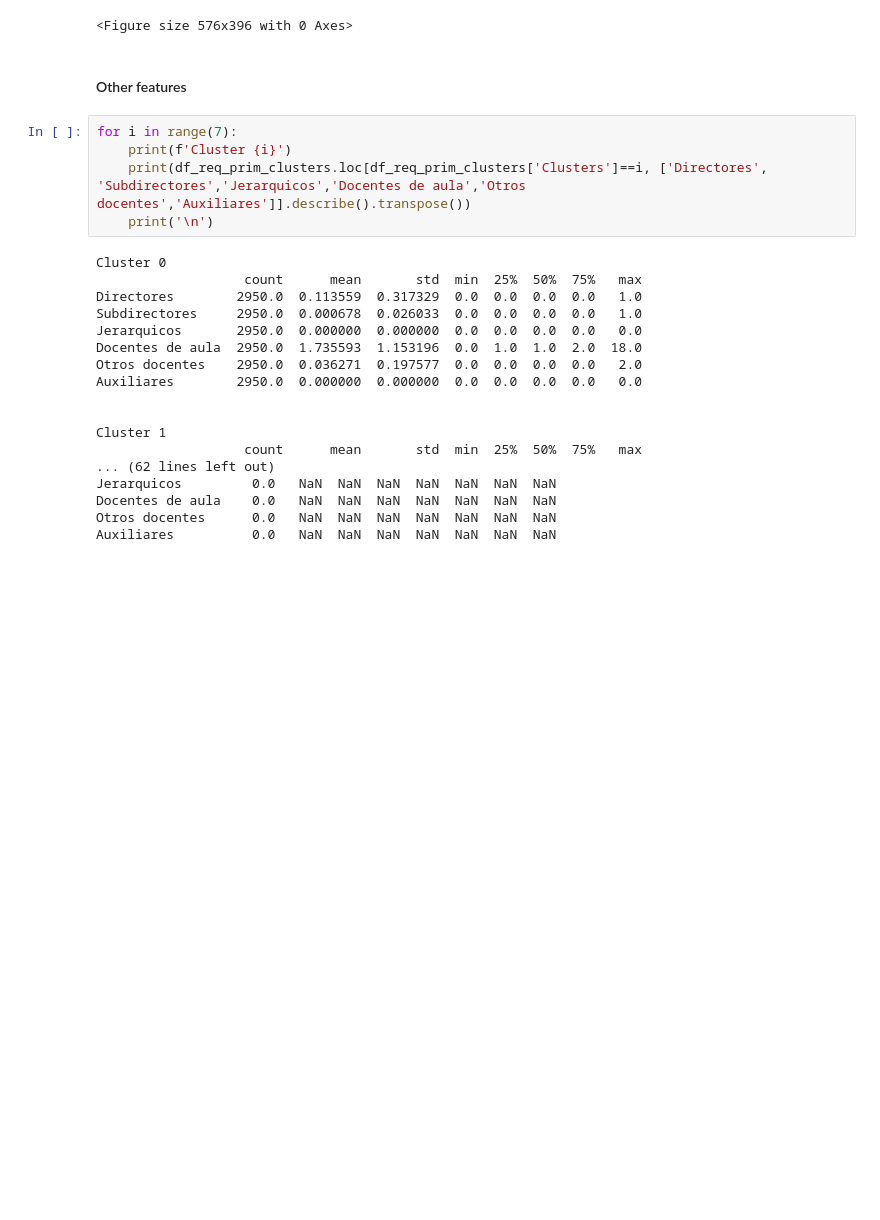
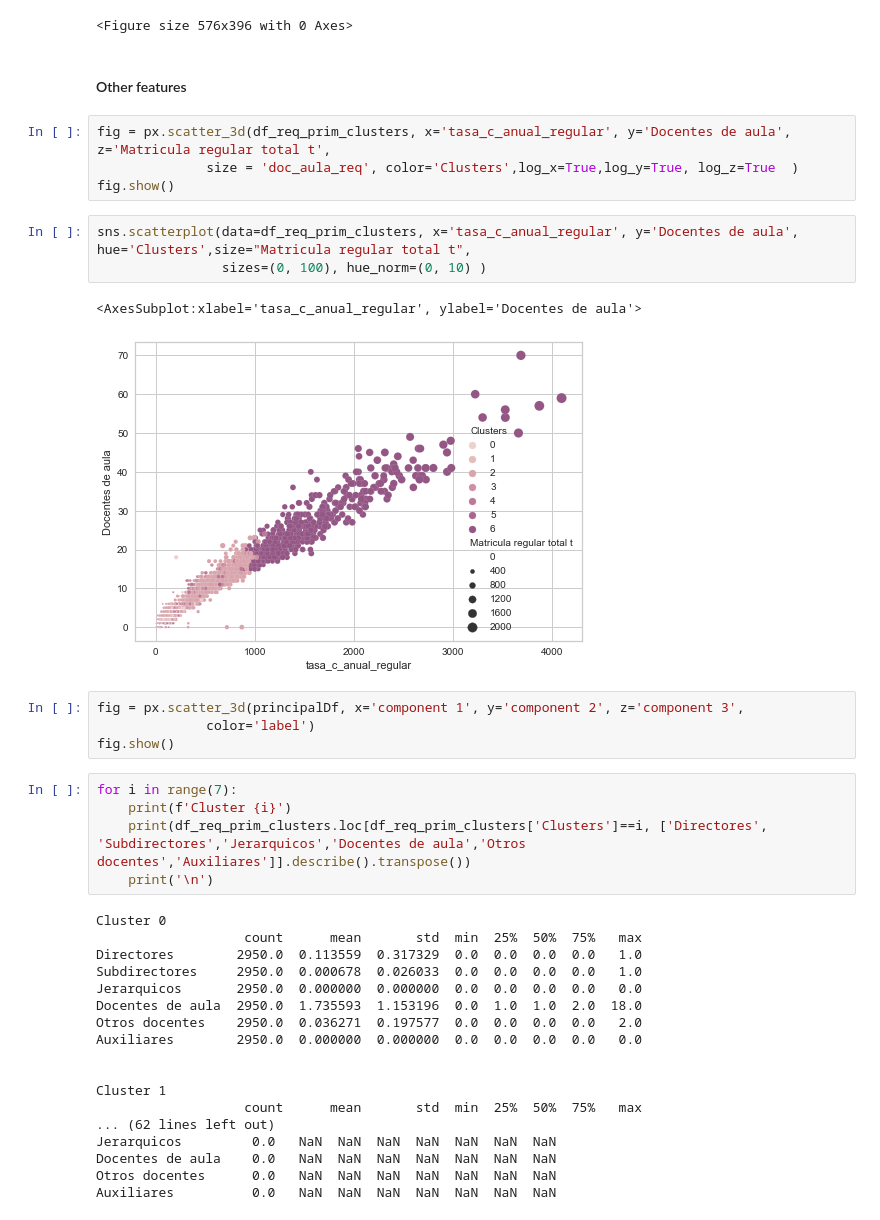
Before and after one commit to hugoferquiroz/AITeacherAllocation, a Jupyter notebook: Scripts/2-2 clusters.ipynb, the cells around one changed output. Drawn from its saved outputs; the diff is of its cells as text; blank space fills up the shorter version.

```diff
--- a/Scripts/2-2 clusters.ipynb
+++ b/Scripts/2-2 clusters.ipynb
@@ -344,6 +364,20 @@ AxesSubplot(0.125,0.125;0.775x0.755)
 <Figure size 576x396 with 0 Axes>
 # %% [markdown]
 #### Other features
+# %%
+fig = px.scatter_3d(df_req_prim_clusters, x='tasa_c_anual_regular', y='Docentes de aula', z='Matricula regular total t',
+              size = 'doc_aula_req', color='Clusters',log_x=True,log_y=True, log_z=True  )
+fig.show()
+# %%
+sns.scatterplot(data=df_req_prim_clusters, x='tasa_c_anual_regular', y='Docentes de aula', hue='Clusters',size="Matricula regular total t",
+                sizes=(0, 100), hue_norm=(0, 10) )
+# %% [output]
+<AxesSubplot:xlabel='tasa_c_anual_regular', ylabel='Docentes de aula'>
+[figure, added]
+# %%
+fig = px.scatter_3d(principalDf, x='component 1', y='component 2', z='component 3',
+              color='label')
+fig.show()
 # %%
 for i in range(7):
     print(f'Cluster {i}')
```
Also changed, not shown: parts of 11 cells of this notebook.
